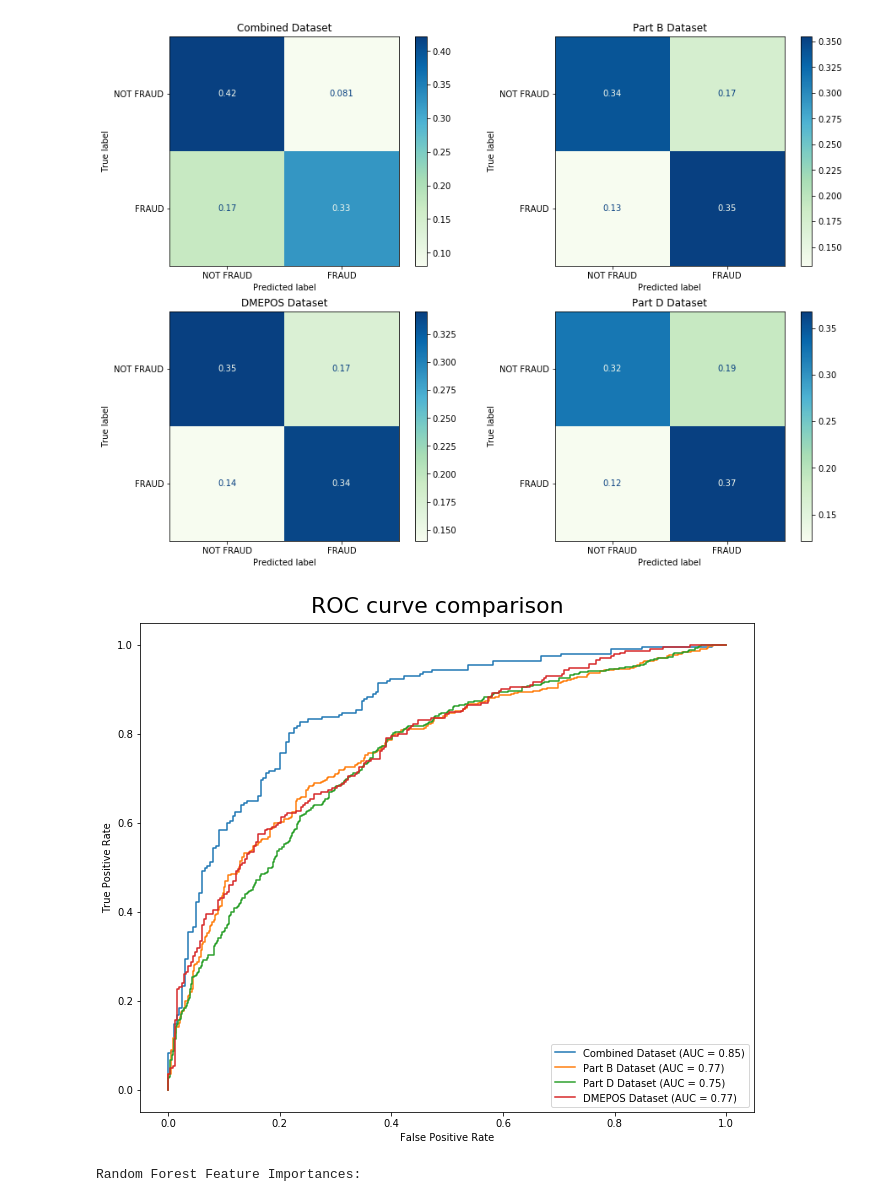
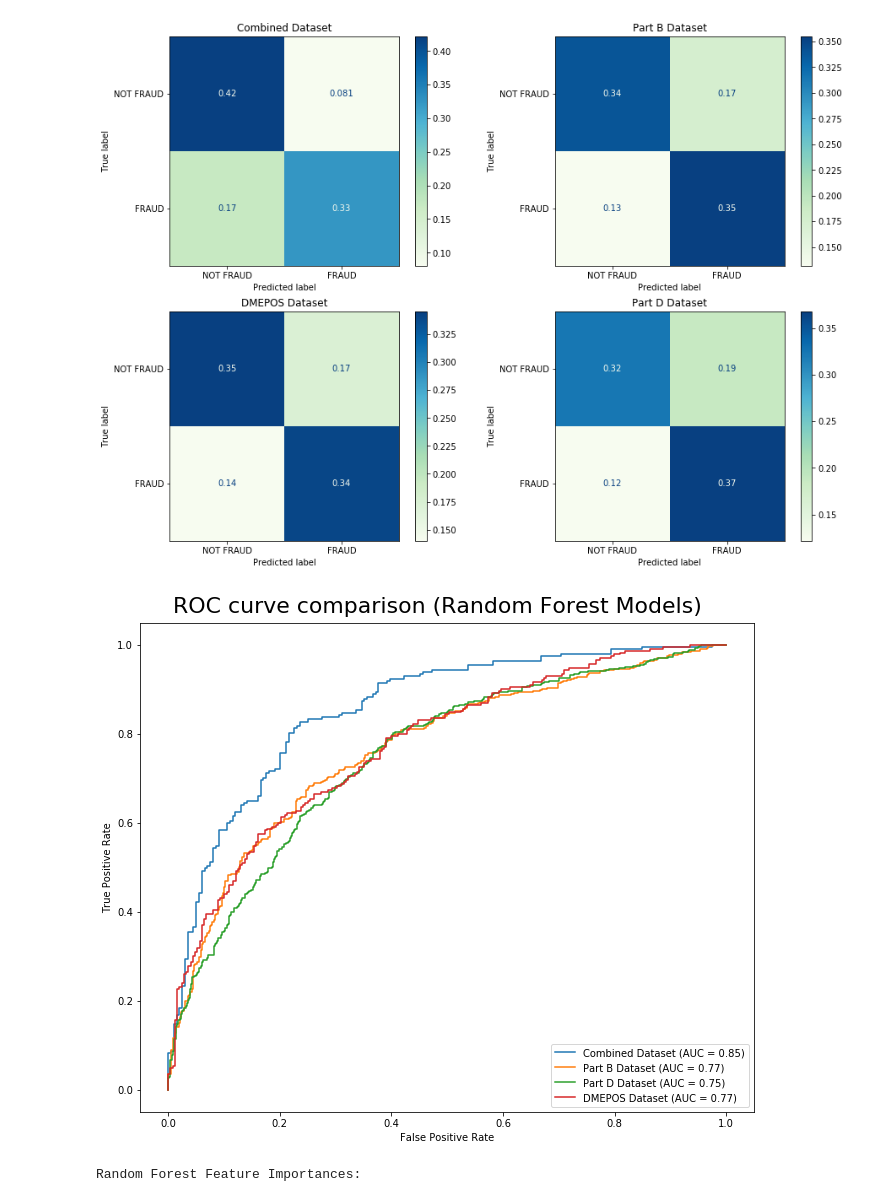
Before and after one commit to brenfrrs/medicare_fraud, a Jupyter notebook: modeling.ipynb, the cells around one changed output. Saved outputs shown, nothing was run; the diff lists cells and outputs as text; code cells hidden in the pictures.

```diff
--- a/modeling.ipynb
+++ b/modeling.ipynb
@@ -350,12 +350,13 @@ Shown below are the confusion matrixes for each dataset. As we can see, the comb
 # %%
 ROC_combined = metrics.plot_roc_curve(tree_rf_combined, X_test_combined, y_test_combined, name='Combined Dataset')
 ROC_partb = metrics.plot_roc_curve(tree_rf_b, X_test_b, y_test_b, name='Part B Dataset', ax=ROC_combined.ax_)
 ROC_partd = metrics.plot_roc_curve(tree_rf_d, X_test_d, y_test_d, name="Part D Dataset", ax = ROC_combined.ax_)
 ROC_dmepos = metrics.plot_roc_curve(tree_rf_dmepos, X_test_dmepos, y_test_dmepos, name="DMEPOS Dataset", ax = ROC_combined.ax_)
-ROC_dmepos.figure_.suptitle("ROC curve comparison", y=.92, size=22);
+ROC_dmepos.figure_.suptitle("ROC curve comparison (Random Forest Models)", y=.92, size=22);
 ROC_combined.figure_.set_size_inches(11,9)
+plt.savefig('randforest_ROC.png')
 # %% [output]
-[figure, old version]
+[figure, new version]
 # %%
 tree_perm = PermutationImportance(tree_rf_combined, random_state=1).fit(X_train_combined, y_train_combined)
 
```
Also changed, not shown: 5 other files.
